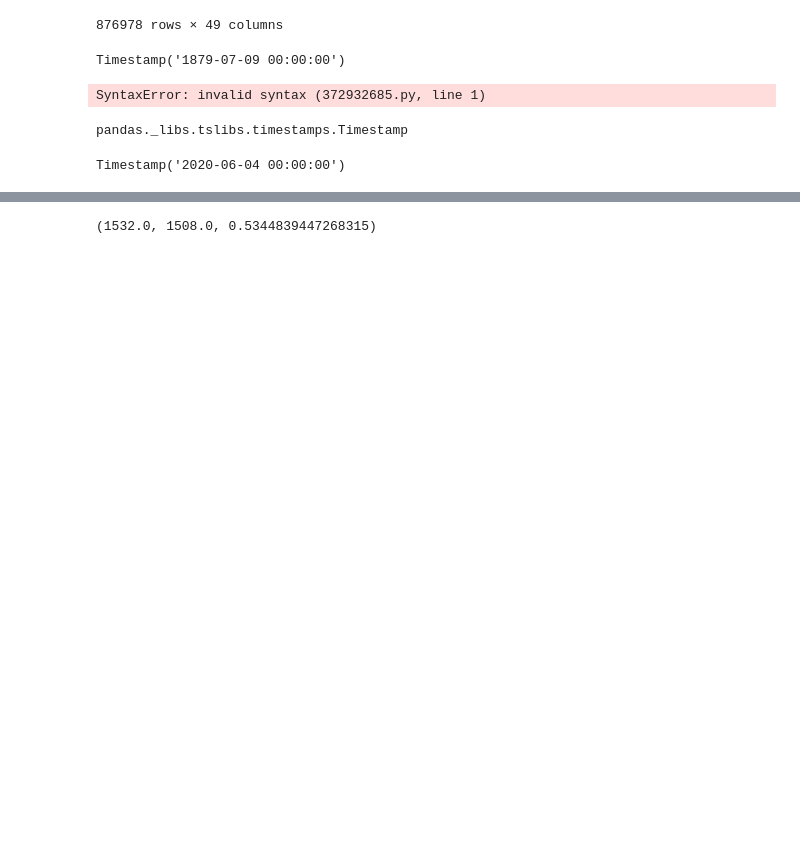
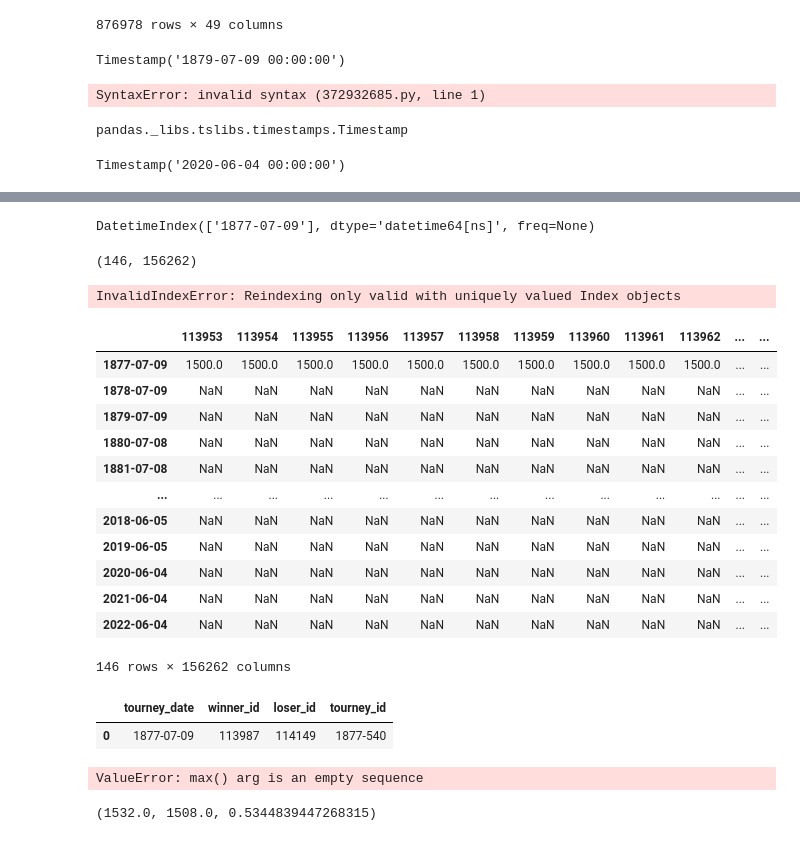
Before and after one commit to wcmohr/wcmohr_portfolio, a Jupyter notebook: Notebooks/Testing.ipynb, the cells around one changed output, grey strips where cells are left out. Drawn from its saved outputs; the diff is of its cells as text; code cells hidden in the pictures; blank space fills up the shorter version.

```diff
--- a/Notebooks/Testing.ipynb
+++ b/Notebooks/Testing.ipynb
@@ -65,0 +68,3 @@ def get_recent_rating_wp(ratingsHistory_df,tourney_date,winner_id,loser_id):
+# %%
+padRow = pd.DataFrame({col: 1500.0 for col in ratingsHistory_df.columns}, index = [pd.Timestamp('1877-07-09T00')])
+padRow
@@ -66,5 +86,40 @@ def get_recent_rating_wp(ratingsHistory_df,tourney_date,winner_id,loser_id):
+# %%
+padRow.index
+# %% [output]
+DatetimeIndex(['1877-07-09'], dtype='datetime64[ns]', freq=None)
+# %%
+ratingsHistory_df.shape
+# %% [output]
+(146, 156262)
+# %%
+ratingsHistory_df = pd.concat([padRow,ratingsHistory_df],axis=0)
+# %% [output]
+InvalidIndexError: Reindexing only valid with uniquely valued Index objects
+# %%
+ratingsHistory_df
+# %% [output]
+|  | 113953 | 113954 | 113955 | 113956 | 113957 | 113958 | 113959 | 113960 | 113961 | 113962 | ... | ... |
+| 1877-07-09 | 1500.0 | 1500.0 | 1500.0 | 1500.0 | 1500.0 | 1500.0 | 1500.0 | 1500.0 | 1500.0 | 1500.0 | ... | ... |
+| 1878-07-09 | NaN | NaN | NaN | NaN | NaN | NaN | NaN | NaN | NaN | NaN | ... | ... |
+| 1879-07-09 | NaN | NaN | NaN | NaN | NaN | NaN | NaN | NaN | NaN | NaN | ... | ... |
+| 1880-07-08 | NaN | NaN | NaN | NaN | NaN | NaN | NaN | NaN | NaN | NaN | ... | ... |
+| 1881-07-08 | NaN | NaN | NaN | NaN | NaN | NaN | NaN | NaN | NaN | NaN | ... | ... |
+| ... | ... | ... | ... | ... | ... | ... | ... | ... | ... | ... | ... | ... |
+| 2018-06-05 | NaN | NaN | NaN | NaN | NaN | NaN | NaN | NaN | NaN | NaN | ... | ... |
+| 2019-06-05 | NaN | NaN | NaN | NaN | NaN | NaN | NaN | NaN | NaN | NaN | ... | ... |
+| 2020-06-04 | NaN | NaN | NaN | NaN | NaN | NaN | NaN | NaN | NaN | NaN | ... | ... |
+| 2021-06-04 | NaN | NaN | NaN | NaN | NaN | NaN | NaN | NaN | NaN | NaN | ... | ... |
+| 2022-06-04 | NaN | NaN | NaN | NaN | NaN | NaN | NaN | NaN | NaN | NaN | ... | ... |
+146 rows × 156262 columns
+# %%
+matches.head(1)
+# %% [output]
+|  | tourney_date | winner_id | loser_id | tourney_id |
+| 0 | 1877-07-09 | 113987 | 114149 | 1877-540 |
 # %%
-get_recent_rating_wp(ratingsHistory_df,'1878-07-09',113987,114149)
+get_recent_rating_wp(ratingsHistory_df,'1877-07-09',113987,114149)
+# %% [output]
+ValueError: max() arg is an empty sequence
 # %%
 get_recent_rating_wp(ratingsHistory_df,'1878-07-09',113987,114149)
 # %% [output]
```
Also changed, not shown: parts of 6 cells of this notebook, 2 other files.
